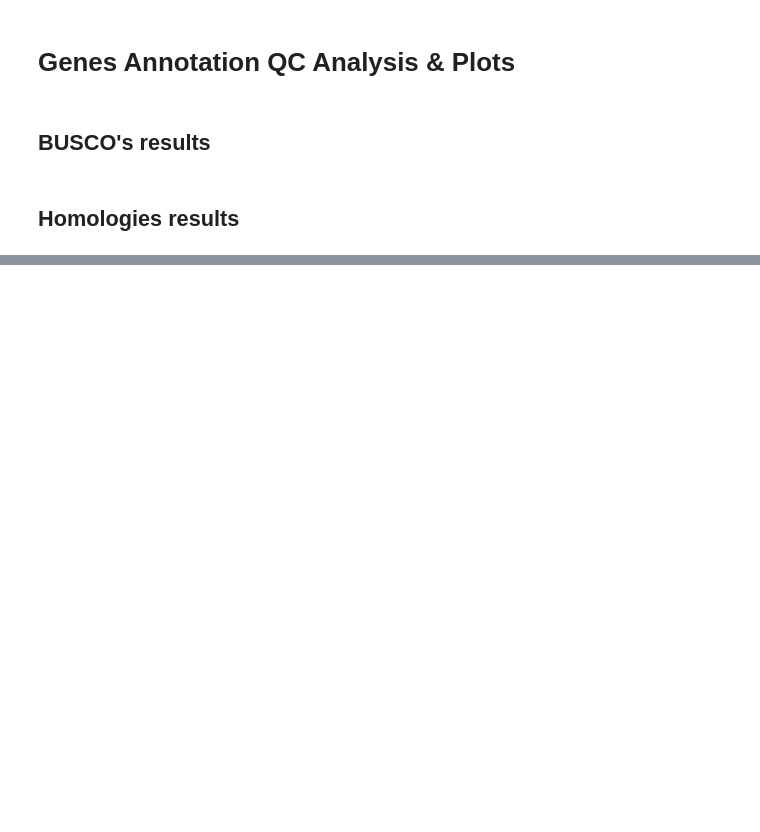
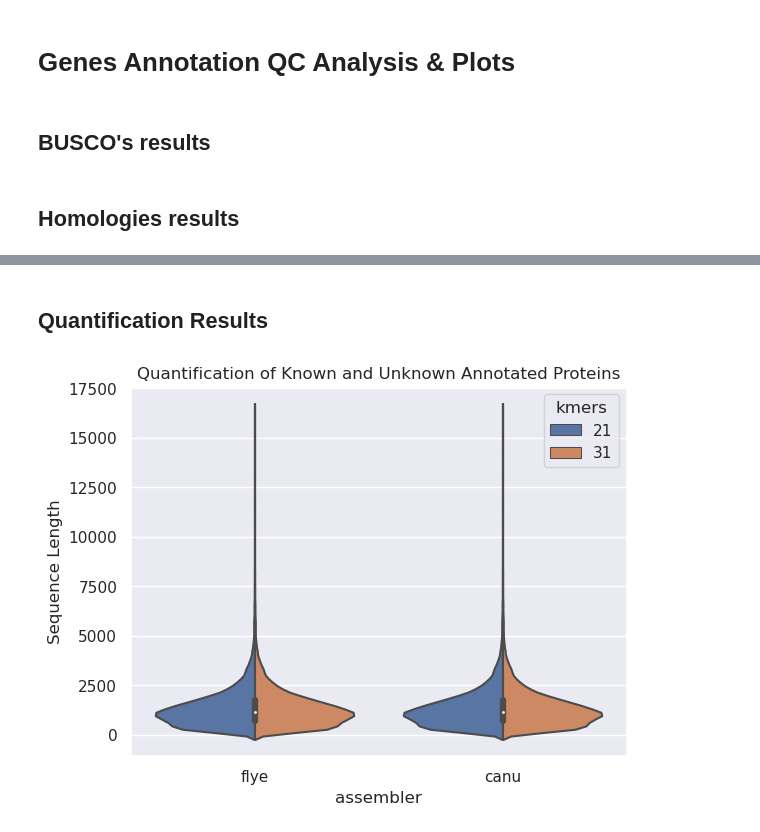
Before and after one commit to AxelGiottonini/assembly_annotation_pipeline, a Jupyter notebook: genes_annotation_qc.ipynb, the cells around one changed output, grey strips where cells are left out. Drawn from its saved outputs; the diff is of its cells as text; code cells hidden in the pictures; blank space fills up the shorter version.

Commit message:
Genes Annotation QC

```diff
--- a/genes_annotation_qc.ipynb
+++ b/genes_annotation_qc.ipynb
@@ -50,0 +51,28 @@ plt.show()
+# %% [markdown]
+## Quantification Results
+# %%
+def parse_quant(quant):
+    if isinstance(quant, (list, tuple)):
+        return pd.concat([parse_quant(el) for el in quant])
+    elif not isinstance(quant, str):
+        raise NotImplementedError()
+
+    re_assembler_kmers = r"./out/genes_annotation_qc/(?P<assembler>\w*)/salmon/(?P<kmers>\d*)/annotated.transcripts.quant/quant.sf"
+    match = re.match(re_assembler_kmers, quant).groupdict()
+
+    df = pd.read_csv(quant, header=0, sep="\t", names=["seq_id", "seq_len", "seq_effective_len", "tpm", "n_reads"])
+    df['assembler'] = match['assembler']
+    df['kmers'] = match['kmers']
+    return df
+# %%
+files = glob.glob("./out/genes_annotation_qc/*/salmon/*/annotated.transcripts.quant/quant.sf")
+quant = parse_quant(files)
+
+fig, axes = plt.subplots(2, 2, figsize=(10, 10))
+
+sns.violinplot(data=quant, x="assembler", y="seq_len", hue="kmers", split=True)
+plt.title("Quantification of Known and Unknown Annotated Proteins")
+plt.ylabel("Sequence Length")
+plt.show()
+# %% [output]
+[figure, added]
```
Also changed, not shown: parts of 1 cell of this notebook, 4 other files.
